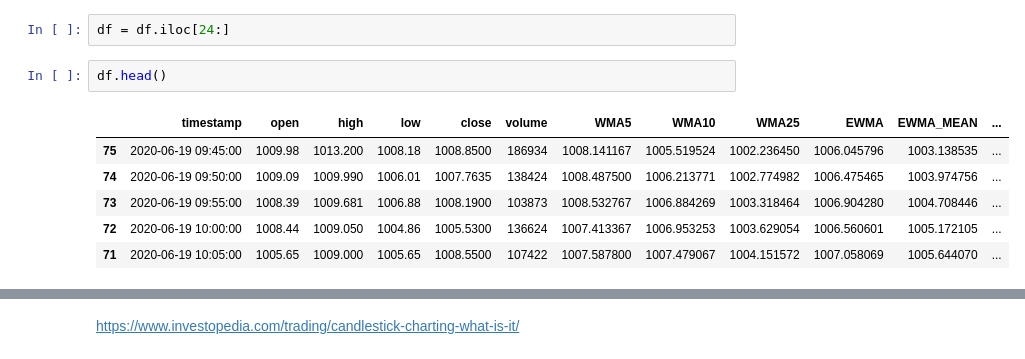
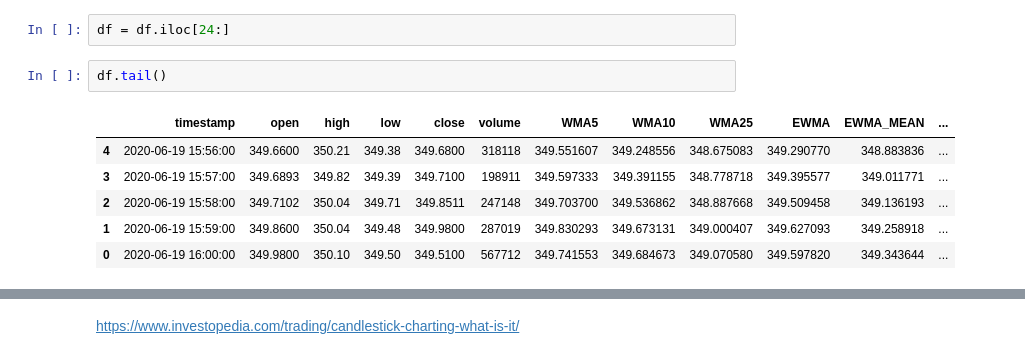
Before and after one commit to sumukshashidhar-archive/toreda-1722880656, a Jupyter notebook: src/Financial Analysis/Moving Average Checks.ipynb, the cells around one changed output, grey strips where cells are left out. Saved outputs shown, nothing was run; the diff lists cells and outputs as text.

```diff
--- a/src/Financial Analysis/Moving Average Checks.ipynb
+++ b/src/Financial Analysis/Moving Average Checks.ipynb
@@ -63,14 +66,14 @@ df.head()
 # %%
 df = df.iloc[24:]
 # %%
-df.head()
+df.tail()
 # %% [output]
 |  | timestamp | open | high | low | close | volume | WMA5 | WMA10 | WMA25 | EWMA | EWMA_MEAN | ... |
-| 75 | 2020-06-19 09:45:00 | 1009.98 | 1013.200 | 1008.18 | 1008.8500 | 186934 | 1008.141167 | 1005.519524 | 1002.236450 | 1006.045796 | 1003.138535 | ... |
-| 74 | 2020-06-19 09:50:00 | 1009.09 | 1009.990 | 1006.01 | 1007.7635 | 138424 | 1008.487500 | 1006.213771 | 1002.774982 | 1006.475465 | 1003.974756 | ... |
-| 73 | 2020-06-19 09:55:00 | 1008.39 | 1009.681 | 1006.88 | 1008.1900 | 103873 | 1008.532767 | 1006.884269 | 1003.318464 | 1006.904280 | 1004.708446 | ... |
-| 72 | 2020-06-19 10:00:00 | 1008.44 | 1009.050 | 1004.86 | 1005.5300 | 136624 | 1007.413367 | 1006.953253 | 1003.629054 | 1006.560601 | 1005.172105 | ... |
-| 71 | 2020-06-19 10:05:00 | 1005.65 | 1009.000 | 1005.65 | 1008.5500 | 107422 | 1007.587800 | 1007.479067 | 1004.151572 | 1007.058069 | 1005.644070 | ... |
+| 4 | 2020-06-19 15:56:00 | 349.6600 | 350.21 | 349.38 | 349.6800 | 318118 | 349.551607 | 349.248556 | 348.675083 | 349.290770 | 348.883836 | ... |
+| 3 | 2020-06-19 15:57:00 | 349.6893 | 349.82 | 349.39 | 349.7100 | 198911 | 349.597333 | 349.391155 | 348.778718 | 349.395577 | 349.011771 | ... |
+| 2 | 2020-06-19 15:58:00 | 349.7102 | 350.04 | 349.71 | 349.8511 | 247148 | 349.703700 | 349.536862 | 348.887668 | 349.509458 | 349.136193 | ... |
+| 1 | 2020-06-19 15:59:00 | 349.8600 | 350.04 | 349.48 | 349.9800 | 287019 | 349.830293 | 349.673131 | 349.000407 | 349.627093 | 349.258918 | ... |
+| 0 | 2020-06-19 16:00:00 | 349.9800 | 350.10 | 349.50 | 349.5100 | 567712 | 349.741553 | 349.684673 | 349.070580 | 349.597820 | 349.343644 | ... |
 # %%
 fig = px.line(template='plotly_dark')
 fig.add_scatter(y = df['WMA5'], mode='lines', name='WMA - 5 Min')
```
Also changed, not shown: parts of 10 cells of this notebook, 3 other files.
